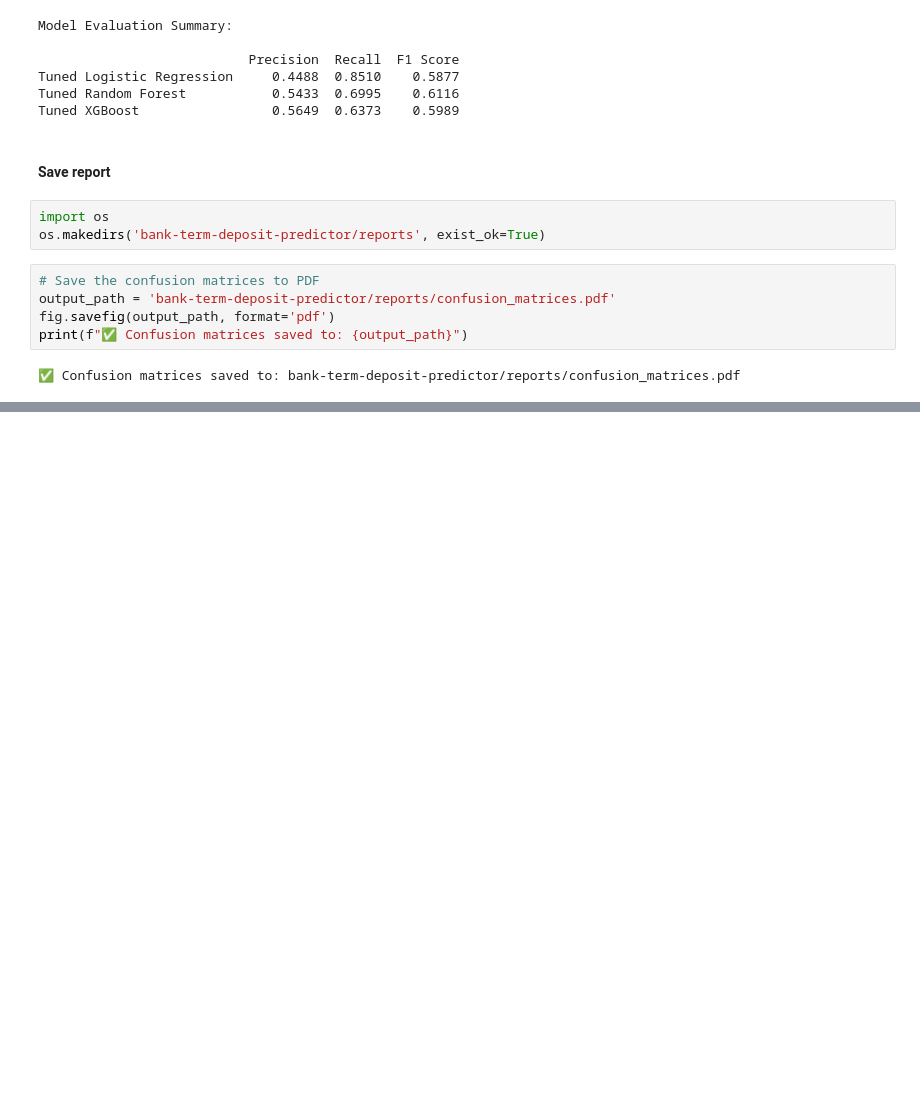
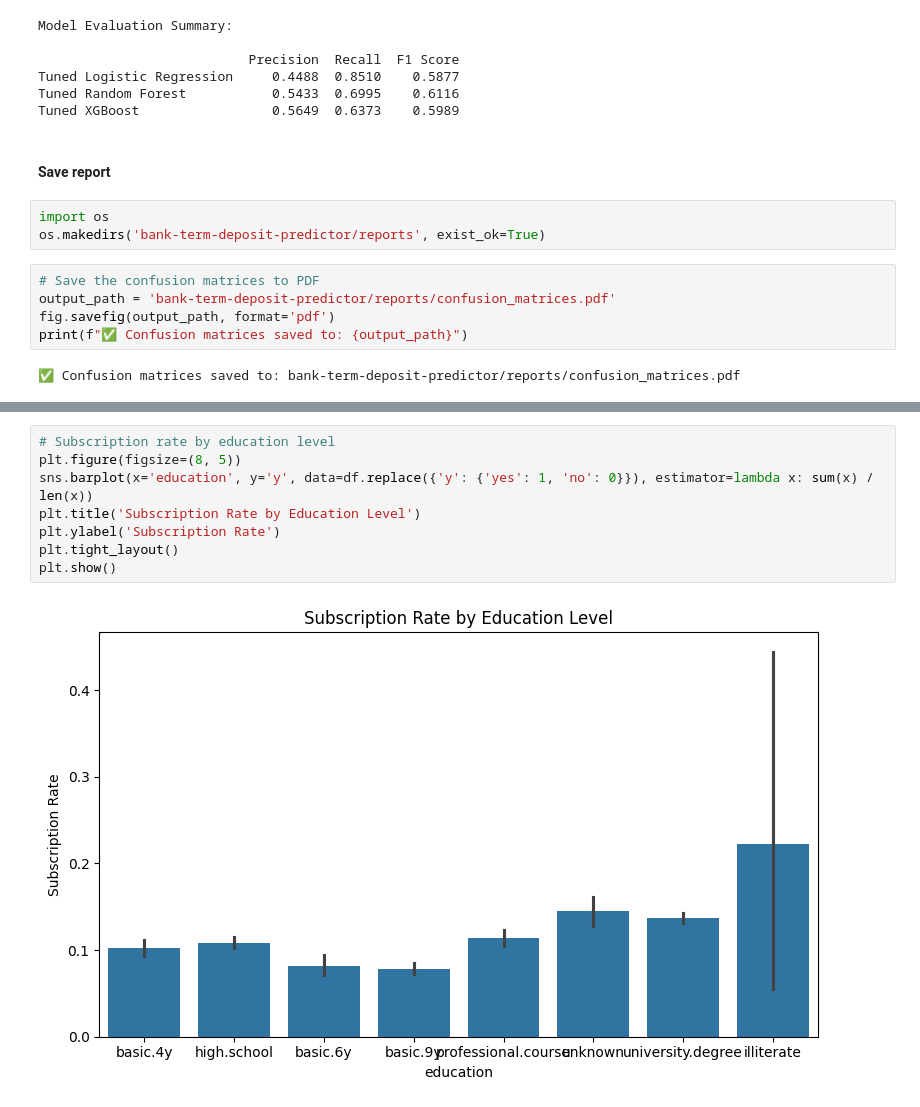
Before and after one commit to michaelodumanye/Bank-Term-Deposit-Predictor, a Jupyter notebook: notebooks/project.ipynb, the cells around one changed output, grey strips where cells are left out. Drawn from its saved outputs; the diff is of its cells as text; blank space fills up the shorter version.

```diff
--- a/notebooks/project.ipynb
+++ b/notebooks/project.ipynb
@@ -757,0 +777,10 @@ print(f"✅ Confusion matrices saved to: {output_path}")
+# %%
+# Subscription rate by education level
+plt.figure(figsize=(8, 5))
+sns.barplot(x='education', y='y', data=df.replace({'y': {'yes': 1, 'no': 0}}), estimator=lambda x: sum(x) / len(x))
+plt.title('Subscription Rate by Education Level')
+plt.ylabel('Subscription Rate')
+plt.tight_layout()
+plt.show()
+# %% [output]
+[figure, added]
```
Also changed, not shown: parts of 17 cells of this notebook.
